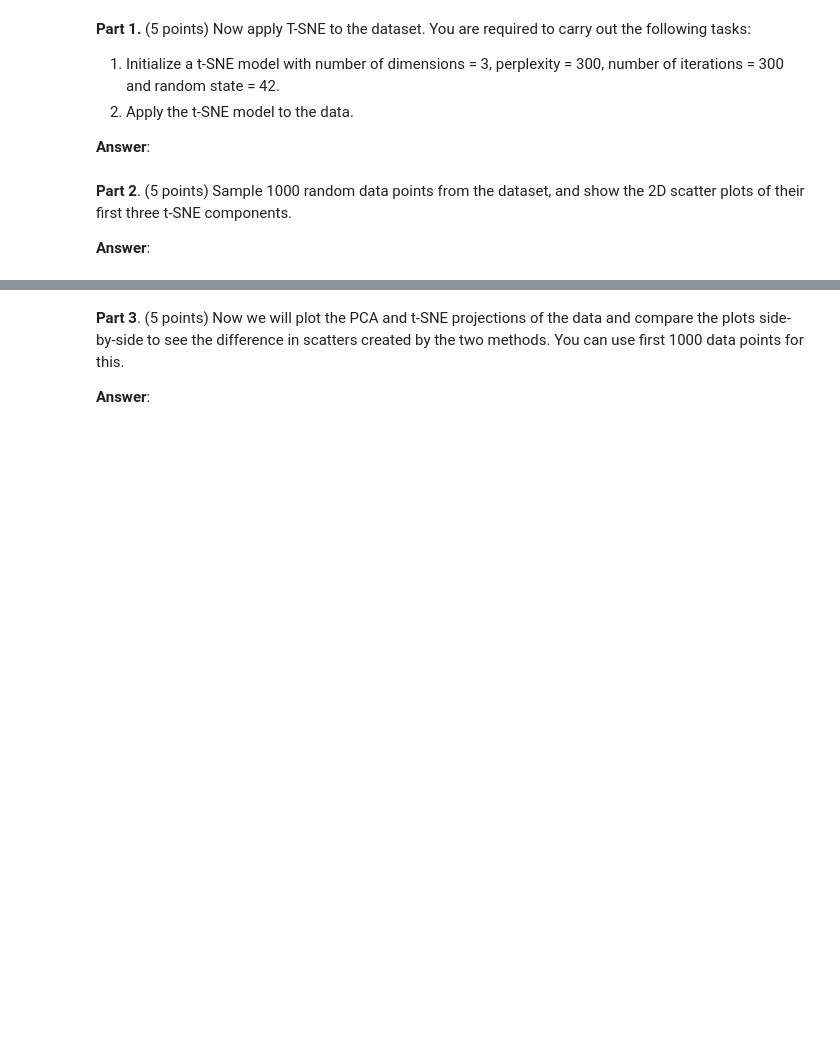
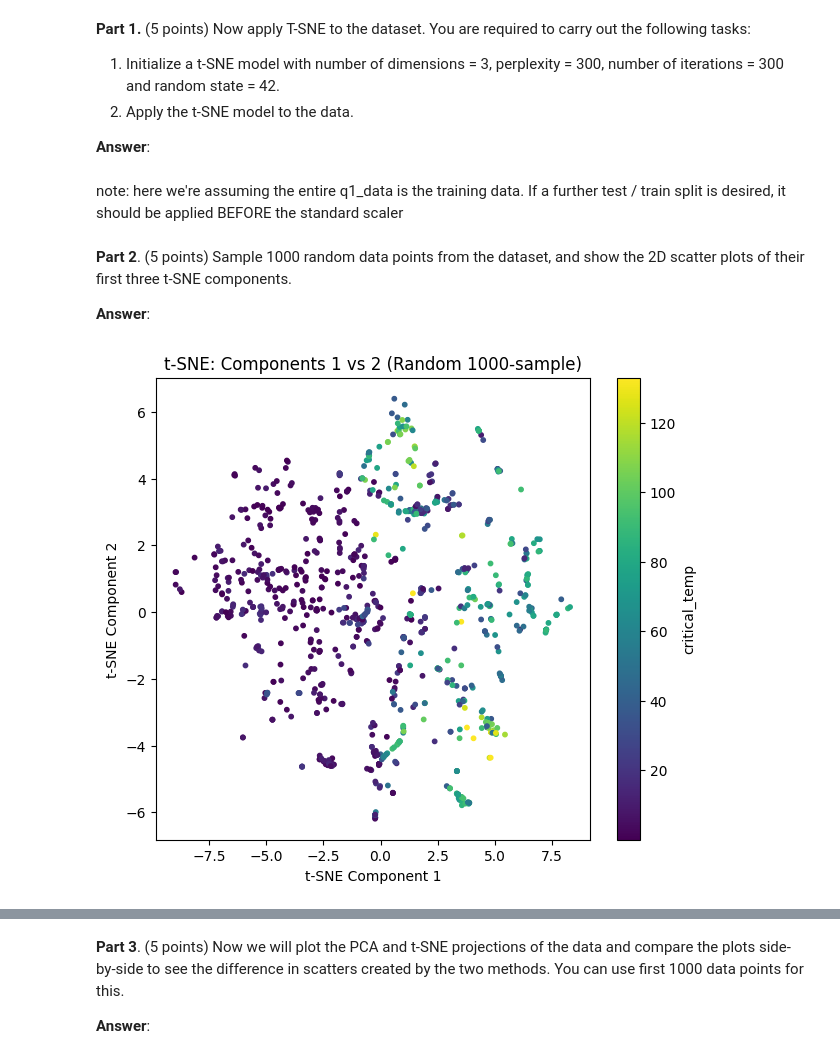
Before and after one commit to AHMerrill/ml-4, a Jupyter notebook: Zan_Merrill_ahm2452_HW4.ipynb, the cells around one changed output, grey strips where cells are left out. Cells and saved outputs as stored; diff of their text form; code cells hidden in the pictures; blank space fills up the shorter version.

```diff
--- a/Zan_Merrill_ahm2452_HW4.ipynb
+++ b/Zan_Merrill_ahm2452_HW4.ipynb
@@ -44,4 +44,7 @@ Let's start with the following steps to prepare the dataset:
 4. Standardize the features using [Standard Scaling](https://scikit-learn.org/stable/modules/generated/sklearn.preprocessing.StandardScaler.html#sklearn.preprocessing.StandardScaler): Fit the scaler on `X`, and then transform `X` to obtain the standardized data. Apply scaling only to `X`, not to `y`.
 
 Note: After this step, `X` should contain 81 features.
+# %%
+q1_path = "https://raw.githubusercontent.com/AHMerrill/ml-4/main/Q1_data.csv"
+churn_path = "https://raw.githubusercontent.com/AHMerrill/ml-4/main/customer_churn_telecom.csv"
 # %%
@@ -63,4 +66,4 @@ import pandas as pd
 from sklearn.preprocessing import MinMaxScaler,StandardScaler
 import matplotlib.pyplot as plt
 
-df = pd.read_csv("Q1_data.csv")
+df = pd.read_csv(q1_path)
@@ -68,6 +79,6 @@ df = pd.read_csv("Q1_data.csv")
 y = df["critical_temp"]
 X = df.drop(columns=["critical_temp"])
 
-scalar = StandardScaler()
-scalar.fit(X)
-X = scalar.transform(X)
+scaler = StandardScaler()
+scaler.fit(X)
+X = scaler.transform(X)
@@ -78,17 +93,19 @@ X = scalar.transform(X)
 2.   Apply the t-SNE model to the data.
 
 **Answer**:
+# %% [markdown]
+note:  here we're assuming the entire q1_data is the training data.  If a further test / train split is desired, it should be applied BEFORE the standard scaler
 # %%
 from sklearn.manifold import TSNE
 
 ### START CODE ###
 ## Initialize t-SNE with: n_components=3, perplexity=300, n_iter=300, random_state=42
-
+tsne = TSNE(n_components=3, perplexity=300, max_iter=300, random_state=42)
 ### END CODE ###
 
 ### START CODE ###
 ## Apply t-SNE to the training dataset
-
+X_tsne = tsne.fit_transform(X)
 ### END CODE ###
 # %% [markdown]
 **Part 2**. (5 points) Sample 1000 random data points from the dataset, and show the 2D scatter plots of their first three t-SNE components.
@@ -114,0 +114,24 @@ from sklearn.manifold import TSNE
+# %%
+### START CODE ###
+# Sample 1000 random data points from the dataset
+# Plot first two components (2D scatter)
+# Hint: Use X_tsne[:1000, 0] and X_tsne[:1000, 1] as x/y axes.
+# Color by y
+
+# Sample 1000 random data points from the dataset
+# did not follow the hint here because the hint is not a random sample...
+sample_idx = np.random.choice(len(X_tsne), size=1000, replace=False)
+X_sample = X_tsne[sample_idx]
+y_sample = y.iloc[sample_idx]
+
+# Plot first two components (2D scatter)
+plt.figure(figsize=(7,6))
+plt.scatter(X_sample[:, 0], X_sample[:, 1], c=y_sample, cmap='viridis', s=10)
+plt.colorbar(label="critical_temp")
+plt.xlabel("t-SNE Component 1")
+plt.ylabel("t-SNE Component 2")
+plt.title("t-SNE: Components 1 vs 2 (Random 1000-sample)")
+plt.show()
+### END CODE ###
+# %% [output]
+[figure, added]
```
Also changed, not shown: parts of 12 cells of this notebook.
